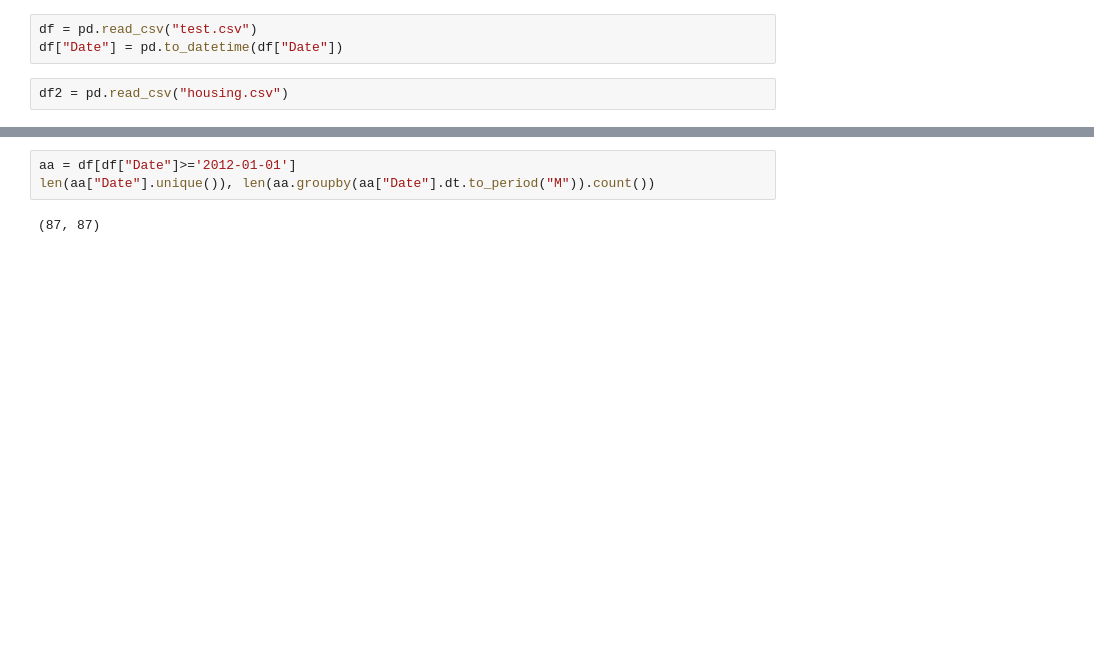
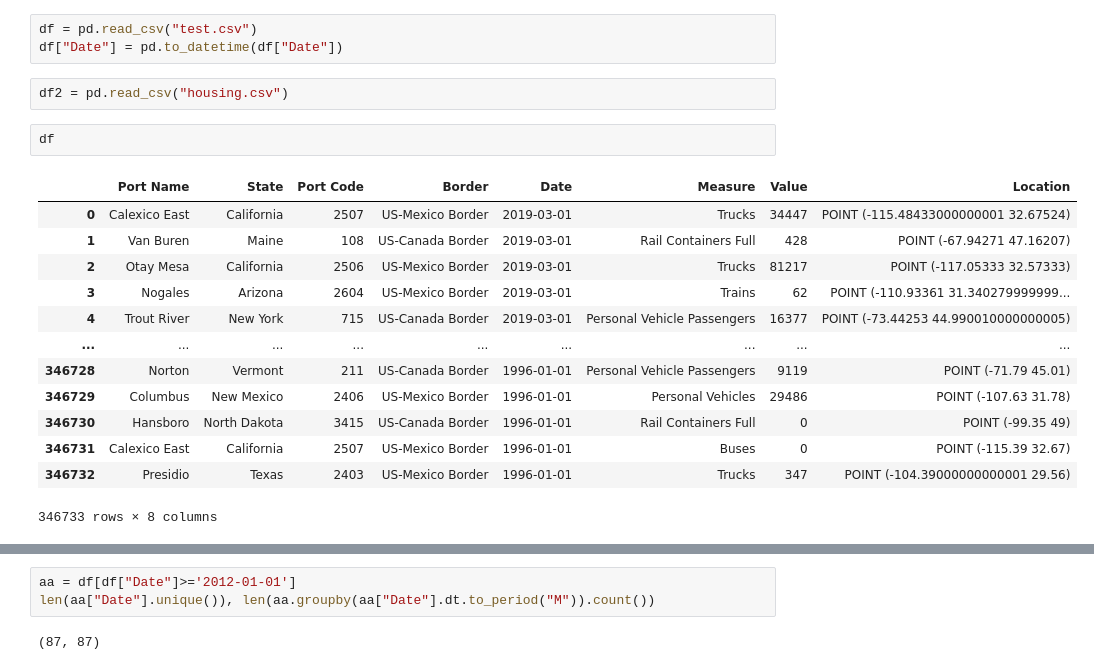
Before and after one commit to telenovelachuan/interactive_data_manipulation, a Jupyter notebook: demo.ipynb, the cells around one changed output, grey strips where cells are left out. Cells and saved outputs as stored; diff of their text form; blank space fills up the shorter version.

```diff
--- a/demo.ipynb
+++ b/demo.ipynb
@@ -5,3 +6,19 @@ df = pd.read_csv("test.csv")
 df["Date"] = pd.to_datetime(df["Date"])
 # %%
 df2 = pd.read_csv("housing.csv")
+# %%
+df
+# %% [output]
+|  | Port Name | State | Port Code | Border | Date | Measure | Value | Location |
+| 0 | Calexico East | California | 2507 | US-Mexico Border | 2019-03-01 | Trucks | 34447 | POINT (-115.48433000000001 32.67524) |
+| 1 | Van Buren | Maine | 108 | US-Canada Border | 2019-03-01 | Rail Containers Full | 428 | POINT (-67.94271 47.16207) |
+| 2 | Otay Mesa | California | 2506 | US-Mexico Border | 2019-03-01 | Trucks | 81217 | POINT (-117.05333 32.57333) |
+| 3 | Nogales | Arizona | 2604 | US-Mexico Border | 2019-03-01 | Trains | 62 | POINT (-110.93361 31.340279999999... |
+| 4 | Trout River | New York | 715 | US-Canada Border | 2019-03-01 | Personal Vehicle Passengers | 16377 | POINT (-73.44253 44.990010000000005) |
+| ... | ... | ... | ... | ... | ... | ... | ... | ... |
+| 346728 | Norton | Vermont | 211 | US-Canada Border | 1996-01-01 | Personal Vehicle Passengers | 9119 | POINT (-71.79 45.01) |
+| 346729 | Columbus | New Mexico | 2406 | US-Mexico Border | 1996-01-01 | Personal Vehicles | 29486 | POINT (-107.63 31.78) |
+| 346730 | Hansboro | North Dakota | 3415 | US-Canada Border | 1996-01-01 | Rail Containers Full | 0 | POINT (-99.35 49) |
+| 346731 | Calexico East | California | 2507 | US-Mexico Border | 1996-01-01 | Buses | 0 | POINT (-115.39 32.67) |
+| 346732 | Presidio | Texas | 2403 | US-Mexico Border | 1996-01-01 | Trucks | 347 | POINT (-104.39000000000001 29.56) |
+346733 rows × 8 columns
```
Also changed, not shown: parts of 3 cells of this notebook, 6 other files.
